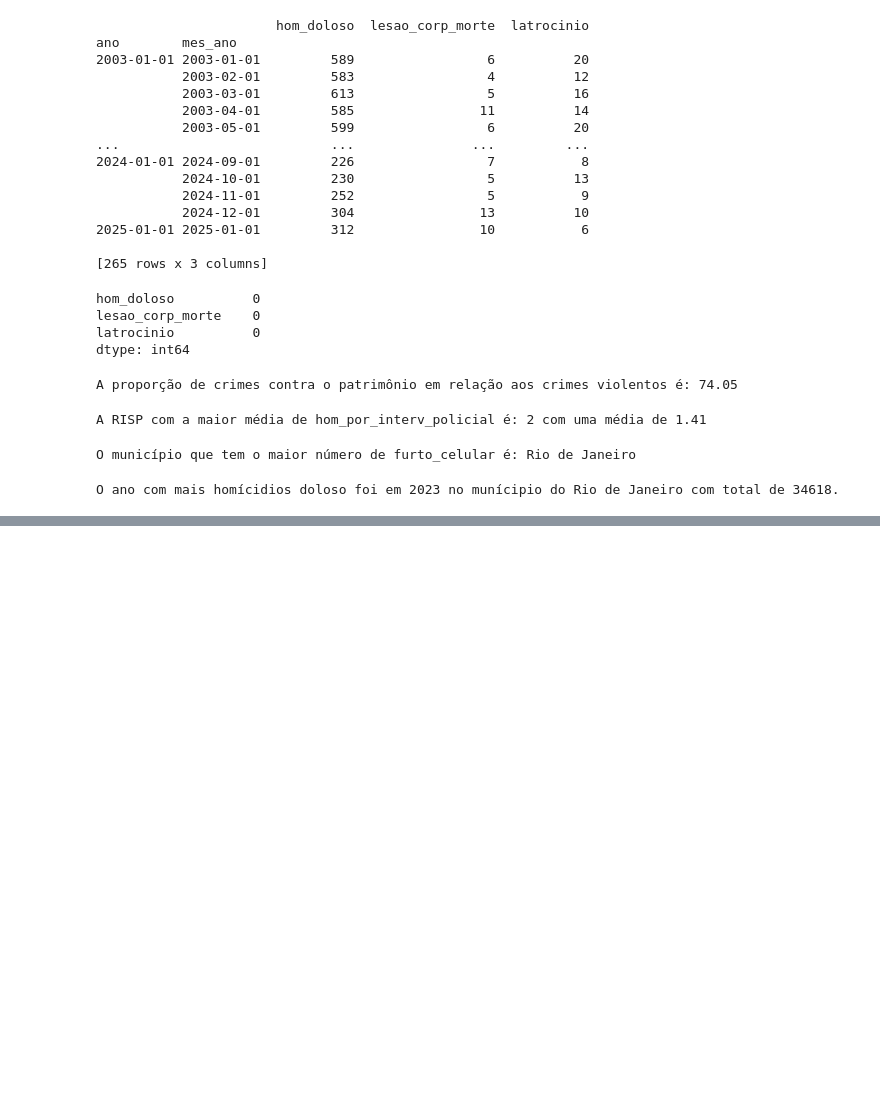
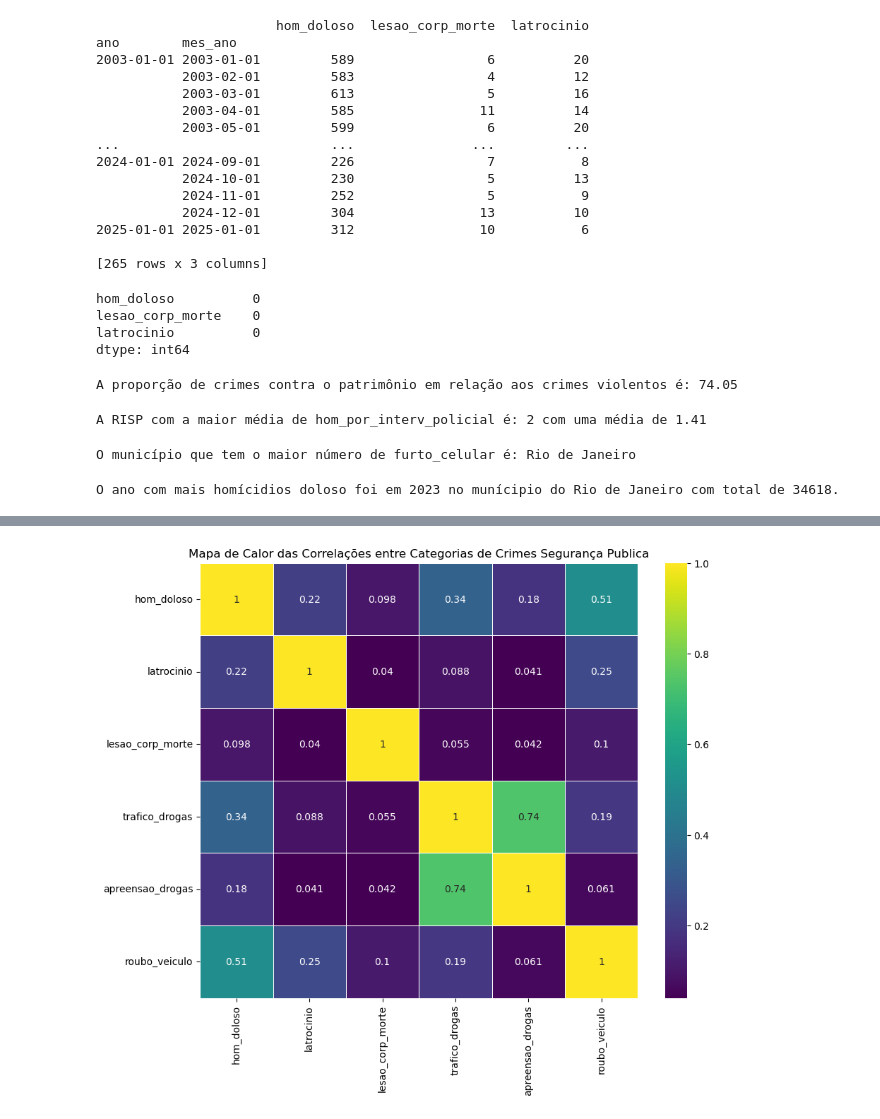
Before and after one commit to mt076/Projetos-, a Jupyter notebook: Projeto-Dash-PY-JS/Explo_Limp.ipynb, the cells around one changed output, grey strips where cells are left out. Saved outputs shown, nothing was run; the diff lists cells and outputs as text; code cells hidden in the pictures; blank space fills up the shorter version.

```diff
--- a/Projeto-Dash-PY-JS/Explo_Limp.ipynb
+++ b/Projeto-Dash-PY-JS/Explo_Limp.ipynb
@@ -268,0 +302,14 @@ A região com a maior taxa de roubos de celulares por habitante é: nan com uma
+# %%
+'''Crie um mapa de calor (heatmap) para visualizar a correlação entre as principais categorias de crimes.'''
+
+correlacao = baseDP[['hom_doloso', 'latrocinio', 'lesao_corp_morte','trafico_drogas', 'apreensao_drogas', 'roubo_veiculo']].corr()
+
+sns.set_palette("viridis")
+
+plt.figure(figsize=(10, 8))
+sns.heatmap(correlacao, annot=True, cmap='viridis', linewidths=0.5)
+
+plt.title('Mapa de Calor das Correlações entre Categorias de Crimes Segurança Publica')
+plt.show()
+# %% [output]
+[figure, added]
```
Also changed, not shown: parts of 39 cells of this notebook, 4 other files.
